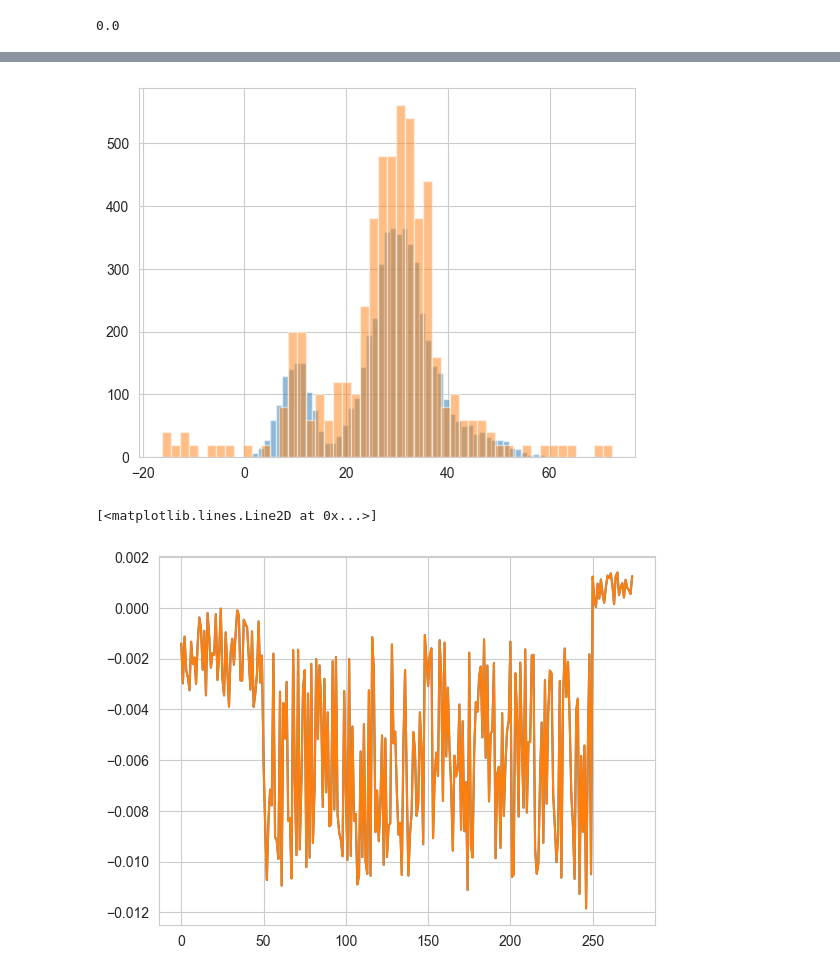
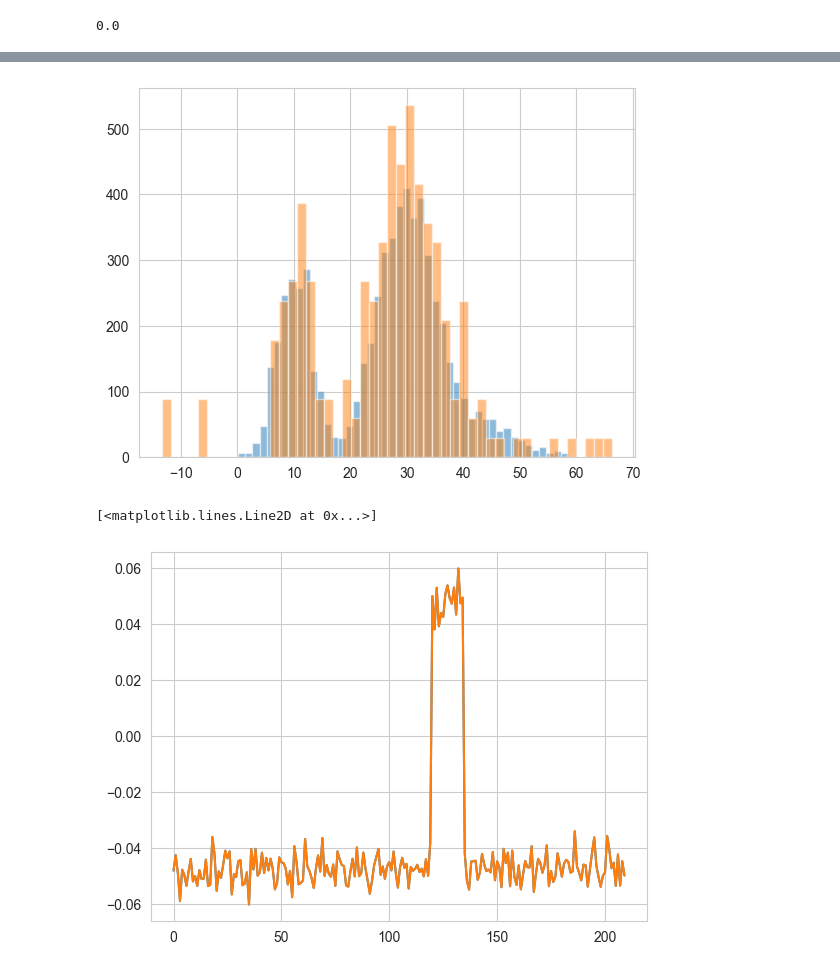
Before and after one commit to antoinecollet5/pyrtid, a Jupyter notebook: examples/regularization/dev/distributions.ipynb, the cells around one changed output, grey strips where cells are left out. Drawn from its saved outputs; the diff is of its cells as text; code cells hidden in the pictures.

```diff
--- a/examples/regularization/dev/distributions.ipynb
+++ b/examples/regularization/dev/distributions.ipynb
@@ -4,7 +4,11 @@
 import numpy as np
 import scipy as sp
 from lbfgsb import minimize_lbfgsb
-from pyrtid.utils import finite_gradient, NDArrayFloat, NDArrayInt
+from pyrtid.utils import finite_gradient
+import numpy.typing as npt
+
+NDArrayFloat = npt.NDArray[np.float64]
+NDArrayInt = npt.NDArray[np.int64]
 from numpy.typing import ArrayLike
 import numdifftools as nd
 import matplotlib.pyplot as plt
@@ -20,15 +24,23 @@ multimodal_dist_target = np.concatenate(
     ),
     axis=0,
 )
+multimodal_dist_target = np.concatenate(
+    (multimodal_dist_target, multimodal_dist_target[:500], multimodal_dist_target[:250])
+)
 
 multimodal_dist_init = np.concatenate(
     (
-        np.random.normal(-10, 3, 50),
-        np.random.normal(20, 5, 200),
-        np.random.normal(60, 6, 25),
+        np.random.normal(-10, 3, 20),
+        np.random.normal(20, 5, 100),
+        np.random.normal(60, 6, 15),
     ),
     axis=0,
 )
+multimodal_dist_init = np.concatenate(
+    (multimodal_dist_init, multimodal_dist_init[:50], multimodal_dist_init[:25])
+)
+
+n_elt_ratio = multimodal_dist_target.size / multimodal_dist_init.size
 
 dist_range = (
     min(np.min(multimodal_dist_target).item(), np.min(multimodal_dist_init).item()),
@@ -429,34 +516,35 @@ res_p3
 # %%
 plt.hist(multimodal_dist_target, bins=50, alpha=0.5)
-plt.hist(res_p3.x, bins=50, alpha=0.5, weights=np.ones_like(res_p3.x) * 20.0)
+plt.hist(res_p3.x, bins=50, alpha=0.5, weights=np.ones_like(res_p3.x) * n_elt_ratio)
 plt.show()
 # %% [output]
-[figure, old version]
+[figure, new version]
 # %%
 weights = np.abs(np.random.normal(loc=10, size=multimodal_dist_init.size))
+
 # def cost_fun(x) -> float:
 #     return cdf_distance(p, x, v, weights, pv) * 1e1
 
 
 # def cost_fun_grad(x) -> NDArrayFloat:
 #     return cdf_distance_gradient(p, x, v, weights, pv) * 1e1
 
 # assert is_gradient_correct(multimodal_dist_init, fm=cost_fun, grad=cost_fun_grad, eps=1e-3)
 
 
 def cost_fun(x) -> float:
-    return cdf_distance(2, x, v, weights, pv) * 10.0
+    return cdf_distance(1, x, v, weights, pv) * 10.0
 
 
 def cost_fun_grad(x) -> NDArrayFloat:
-    return cdf_distance_gradient(2, x, v, weights, pv) * 10.0
+    return cdf_distance_gradient(1, x, v, weights, pv) * 10.0
 
 
-grad_fd = finite_gradient(multimodal_dist_init, cost_fun, eps=1e-8)
+grad_fd = nd.Gradient(cost_fun, step=1e-4)(multimodal_dist_init)
 grad_an = cost_fun_grad(multimodal_dist_init)
 
 plt.plot(grad_fd)
 plt.plot(grad_an)
 # %% [output]
 [<matplotlib.lines.Line2D at 0x...>]
-[figure, old version]
+[figure, new version]
```
Also changed, not shown: parts of 29 cells of this notebook, 2 other files.
